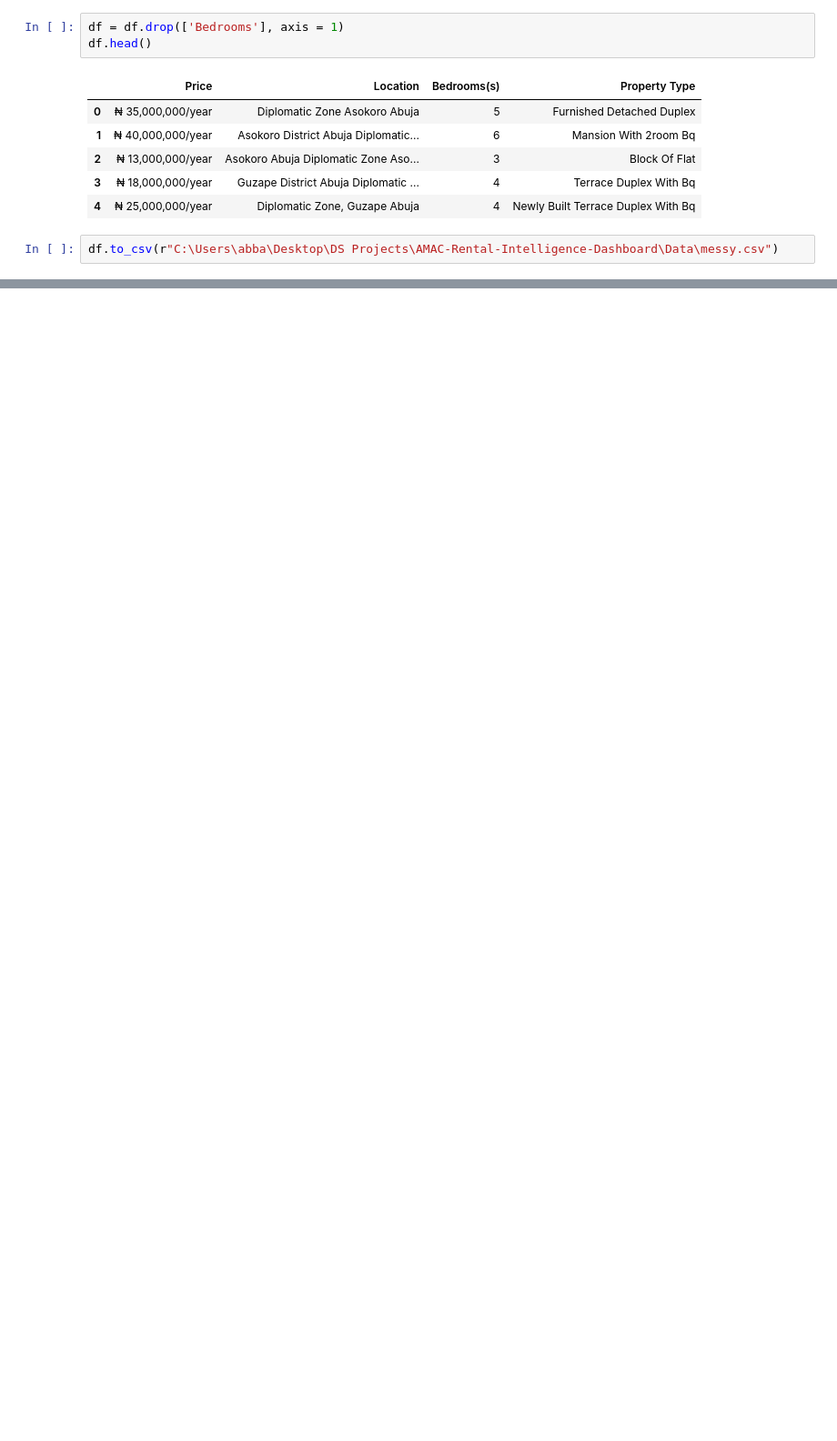
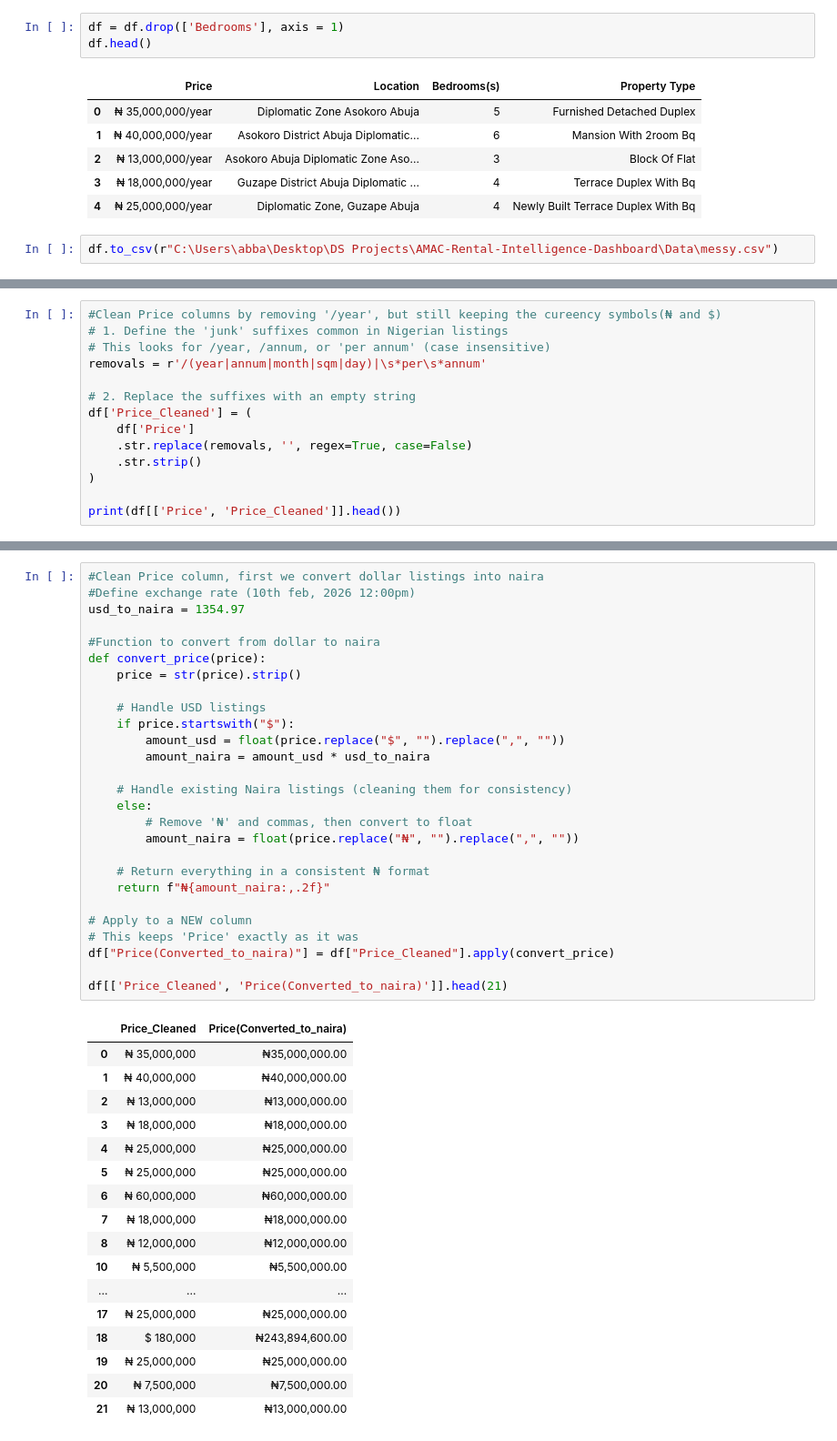
Before and after one commit to PROD-A33A/AMAC-Rental-Intelligence-Dashboard, a Jupyter notebook: Notebooks/data_cleaning_ppro.ipynb, the cells around one changed output, grey strips where cells are left out. Shown at 91% size. Drawn from its saved outputs; the diff is of its cells as text; blank space fills up the shorter version.

```diff
--- a/Notebooks/data_cleaning_ppro.ipynb
+++ b/Notebooks/data_cleaning_ppro.ipynb
@@ -93,0 +153,14 @@ df['Property Category'] =
+# %%
+#Clean Price columns by removing '/year', but still keeping the cureency symbols(₦ and $)
+# 1. Define the 'junk' suffixes common in Nigerian listings
+# This looks for /year, /annum, or 'per annum' (case insensitive)
+removals = r'/(year|annum|month|sqm|day)|\s*per\s*annum'
+
+# 2. Replace the suffixes with an empty string
+df['Price_Cleaned'] = (
+    df['Price']
+    .str.replace(removals, '', regex=True, case=False)
+    .str.strip()
+)
+
+print(df[['Price', 'Price_Cleaned']].head())
@@ -93,0 +174,45 @@ df['Property Category'] =
+# %%
+#Clean Price column, first we convert dollar listings into naira
+#Define exchange rate (10th feb, 2026 12:00pm)
+usd_to_naira = 1354.97
+
+#Function to convert from dollar to naira
+def convert_price(price):
+    price = str(price).strip()
+
+    # Handle USD listings
+    if price.startswith("$"):
+        amount_usd = float(price.replace("$", "").replace(",", ""))
+        amount_naira = amount_usd * usd_to_naira
+
+    # Handle existing Naira listings (cleaning them for consistency)
+    else:
+        # Remove '₦' and commas, then convert to float
+        amount_naira = float(price.replace("₦", "").replace(",", ""))
+
+    # Return everything in a consistent ₦ format
+    return f"₦{amount_naira:,.2f}"
+
+# Apply to a NEW column
+# This keeps 'Price' exactly as it was
+df["Price(Converted_to_naira)"] = df["Price_Cleaned"].apply(convert_price)
+
+df[['Price_Cleaned', 'Price(Converted_to_naira)']].head(21)
+# %% [output]
+|  | Price_Cleaned | Price(Converted_to_naira) |
+| 0 | ₦ 35,000,000 | ₦35,000,000.00 |
+| 1 | ₦ 40,000,000 | ₦40,000,000.00 |
+| 2 | ₦ 13,000,000 | ₦13,000,000.00 |
+| 3 | ₦ 18,000,000 | ₦18,000,000.00 |
+| 4 | ₦ 25,000,000 | ₦25,000,000.00 |
+| 5 | ₦ 25,000,000 | ₦25,000,000.00 |
+| 6 | ₦ 60,000,000 | ₦60,000,000.00 |
+| 7 | ₦ 18,000,000 | ₦18,000,000.00 |
+| 8 | ₦ 12,000,000 | ₦12,000,000.00 |
+| 10 | ₦ 5,500,000 | ₦5,500,000.00 |
+| ... | ... | ... |
+| 17 | ₦ 25,000,000 | ₦25,000,000.00 |
+| 18 | $ 180,000 | ₦243,894,600.00 |
+| 19 | ₦ 25,000,000 | ₦25,000,000.00 |
+| 20 | ₦ 7,500,000 | ₦7,500,000.00 |
+| 21 | ₦ 13,000,000 | ₦13,000,000.00 |
```
Also changed, not shown: parts of 18 cells of this notebook, 2 other files.
